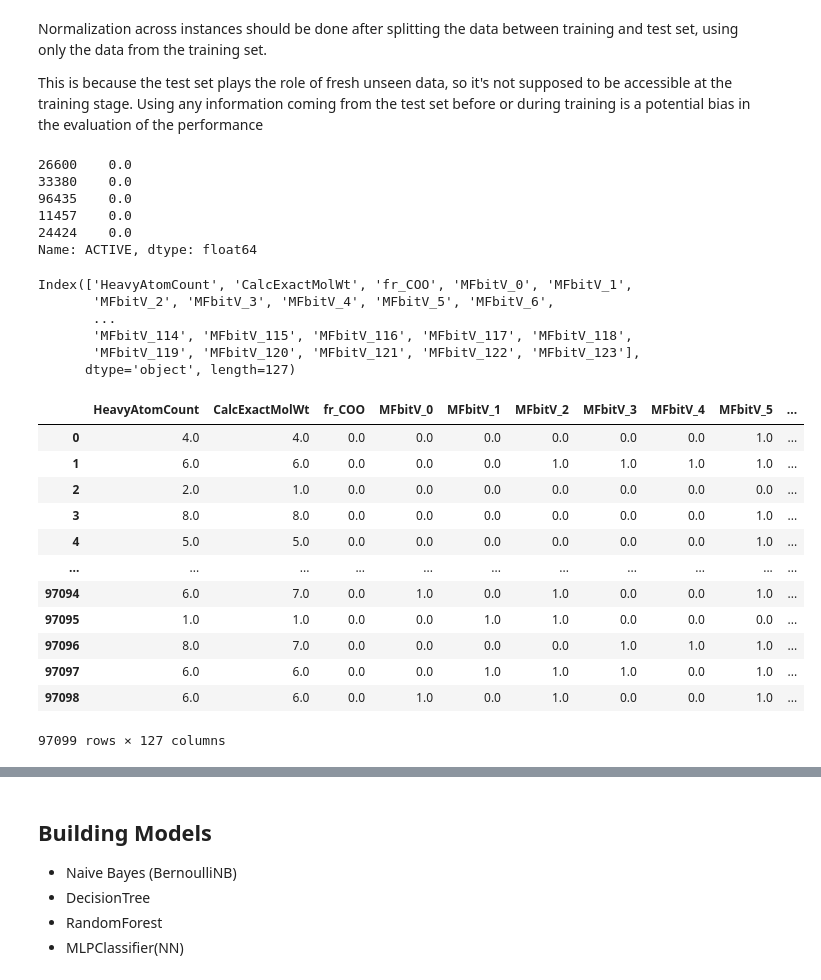
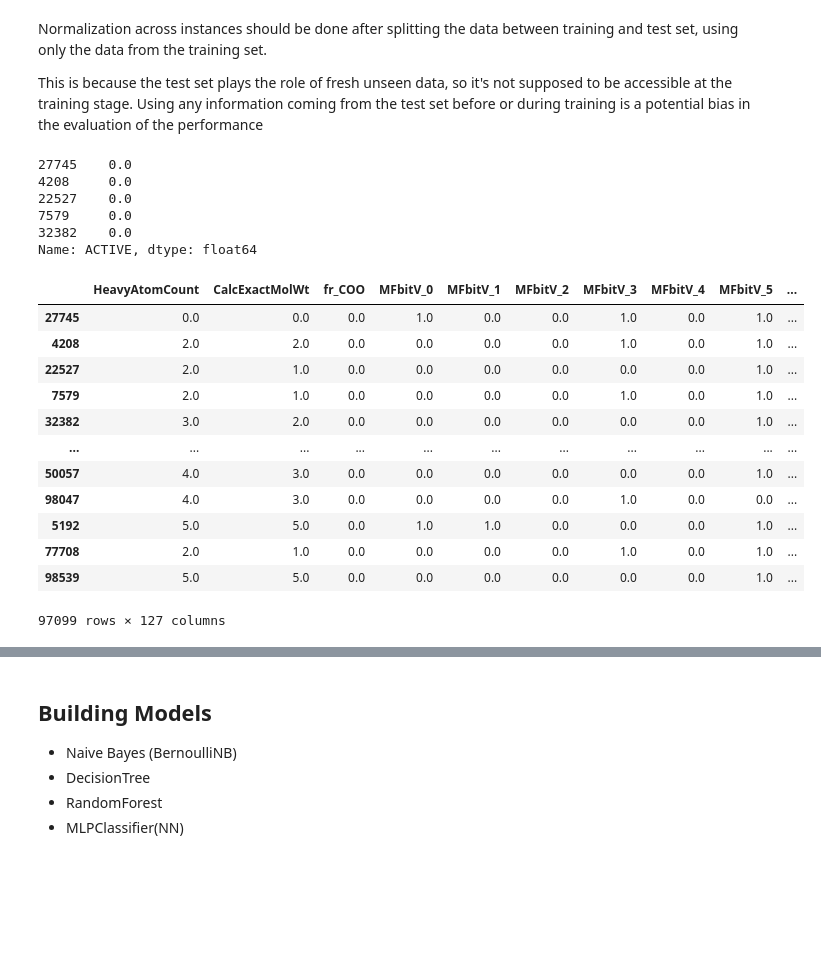
Before and after one commit to Spycsh/DataScienceNoteBooks, a Jupyter notebook: rdkit_challenge.ipynb, the cells around one changed output, grey strips where cells are left out. Saved outputs shown, nothing was run; the diff lists cells and outputs as text; code cells hidden in the pictures; blank space fills up the shorter version.

```diff
--- a/rdkit_challenge.ipynb
+++ b/rdkit_challenge.ipynb
@@ -171,14 +161,14 @@ Normalization across instances should be done after splitting the data between t
 This is because the test set plays the role of fresh unseen data, so it's not supposed to be accessible at the training stage. Using any information coming from the test set before or during training is a potential bias in the evaluation of the performance
 # %%
 X_train, X_test, y_train, y_test = model_selection.train_test_split(
-    df_X, y, test_size=0.2, random_state=np.random.randint(1000)) # set the random state
+    df_X, y, test_size=0.2, random_state=1) # set the random state
 y_train.head()
 # %% [output]
-26600    0.0
-33380    0.0
-96435    0.0
-11457    0.0
-24424    0.0
+27745    0.0
+4208     0.0
+22527    0.0
+7579     0.0
+32382    0.0
 Name: ACTIVE, dtype: float64
 # %%
 from sklearn.impute import SimpleImputer
@@ -187,37 +177,32 @@ from sklearn.preprocessing import MinMaxScaler
 scaler = MinMaxScaler()
 from sklearn.preprocessing import KBinsDiscretizer
 kbd = KBinsDiscretizer(n_bins=10, encode="ordinal")
-# %%
-df_X.columns
-# %% [output]
-Index(['HeavyAtomCount', 'CalcExactMolWt', 'fr_COO', 'MFbitV_0', 'MFbitV_1',
-       'MFbitV_2', 'MFbitV_3', 'MFbitV_4', 'MFbitV_5', 'MFbitV_6',
-       ...
-       'MFbitV_114', 'MFbitV_115', 'MFbitV_116', 'MFbitV_117', 'MFbitV_118',
-       'MFbitV_119', 'MFbitV_120', 'MFbitV_121', 'MFbitV_122', 'MFbitV_123'],
-      dtype='object', length=127)
+# %%
+# save the indexes
+train_indexes = X_train.index
+test_indexes = X_test.index
 # %%
 X_train = imp_mean.fit_transform(X_train)
 X_train[:,[0,1]] = scaler.fit_transform(X_train[:,[0,1]])
 X_train[:,[0,1]] = kbd.fit_transform(X_train[:,[0,1]])
-X_train = pd.DataFrame(X_train, columns=df_X.columns)
+X_train = pd.DataFrame(X_train, columns=df_X.columns, index=train_indexes)
 X_train
 # df_X = scaler.fit_transform(X_train)
 # df_X = kbd.fit_transform(df_X)
 # pd.DataFrame(df_X)
 # %% [output]
 |  | HeavyAtomCount | CalcExactMolWt | fr_COO | MFbitV_0 | MFbitV_1 | MFbitV_2 | MFbitV_3 | MFbitV_4 | MFbitV_5 | ... |
-| 0 | 4.0 | 4.0 | 0.0 | 0.0 | 0.0 | 0.0 | 0.0 | 0.0 | 1.0 | ... |
-| 1 | 6.0 | 6.0 | 0.0 | 0.0 | 0.0 | 1.0 | 1.0 | 1.0 | 1.0 | ... |
-| 2 | 2.0 | 1.0 | 0.0 | 0.0 | 0.0 | 0.0 | 0.0 | 0.0 | 0.0 | ... |
-| 3 | 8.0 | 8.0 | 0.0 | 0.0 | 0.0 | 0.0 | 0.0 | 0.0 | 1.0 | ... |
-| 4 | 5.0 | 5.0 | 0.0 | 0.0 | 0.0 | 0.0 | 0.0 | 0.0 | 1.0 | ... |
+| 27745 | 0.0 | 0.0 | 0.0 | 1.0 | 0.0 | 0.0 | 1.0 | 0.0 | 1.0 | ... |
+| 4208 | 2.0 | 2.0 | 0.0 | 0.0 | 0.0 | 0.0 | 1.0 | 0.0 | 1.0 | ... |
+| 22527 | 2.0 | 1.0 | 0.0 | 0.0 | 0.0 | 0.0 | 0.0 | 0.0 | 1.0 | ... |
+| 7579 | 2.0 | 1.0 | 0.0 | 0.0 | 0.0 | 0.0 | 1.0 | 0.0 | 1.0 | ... |
+| 32382 | 3.0 | 2.0 | 0.0 | 0.0 | 0.0 | 0.0 | 0.0 | 0.0 | 1.0 | ... |
 | ... | ... | ... | ... | ... | ... | ... | ... | ... | ... | ... |
-| 97094 | 6.0 | 7.0 | 0.0 | 1.0 | 0.0 | 1.0 | 0.0 | 0.0 | 1.0 | ... |
-| 97095 | 1.0 | 1.0 | 0.0 | 0.0 | 1.0 | 1.0 | 0.0 | 0.0 | 0.0 | ... |
-| 97096 | 8.0 | 7.0 | 0.0 | 0.0 | 0.0 | 0.0 | 1.0 | 1.0 | 1.0 | ... |
-| 97097 | 6.0 | 6.0 | 0.0 | 0.0 | 1.0 | 1.0 | 1.0 | 0.0 | 1.0 | ... |
-| 97098 | 6.0 | 6.0 | 0.0 | 1.0 | 0.0 | 1.0 | 0.0 | 0.0 | 1.0 | ... |
+| 50057 | 4.0 | 3.0 | 0.0 | 0.0 | 0.0 | 0.0 | 0.0 | 0.0 | 1.0 | ... |
+| 98047 | 4.0 | 3.0 | 0.0 | 0.0 | 0.0 | 0.0 | 1.0 | 0.0 | 0.0 | ... |
+| 5192 | 5.0 | 5.0 | 0.0 | 1.0 | 1.0 | 0.0 | 0.0 | 0.0 | 1.0 | ... |
+| 77708 | 2.0 | 1.0 | 0.0 | 0.0 | 0.0 | 0.0 | 1.0 | 0.0 | 1.0 | ... |
+| 98539 | 5.0 | 5.0 | 0.0 | 0.0 | 0.0 | 0.0 | 0.0 | 0.0 | 1.0 | ... |
 97099 rows × 127 columns
 # %%
 X_test = imp_mean.fit_transform(X_test)
```
Also changed, not shown: parts of 20 cells of this notebook.
